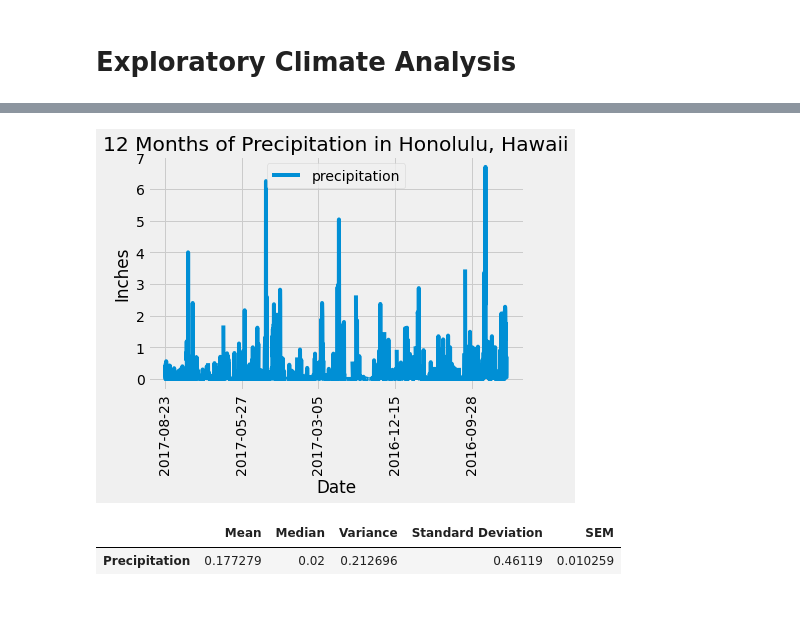
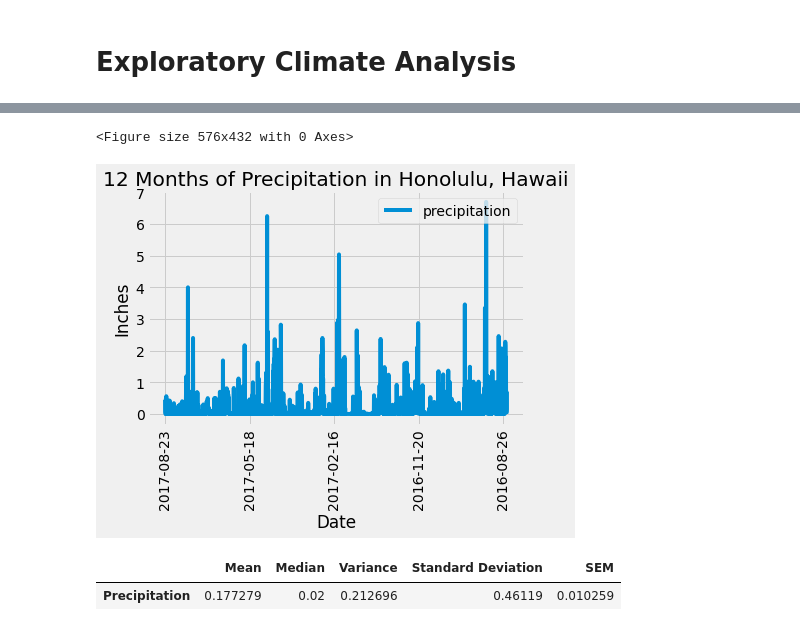
Before and after one commit to ckunakom/sqlalchemy-challenge, a Jupyter notebook: climate.ipynb, the cells around one changed output, grey strips where cells are left out. Cells and saved outputs as stored; diff of their text form; code cells hidden in the pictures.

```diff
--- a/climate.ipynb
+++ b/climate.ipynb
@@ -86,4 +86,4 @@ prcp_df.set_index('Date', inplace=True)
 
 # Sort the dataframe by date - Already sorted...
 prcp_df = prcp_df.sort_values('Date', ascending=False)
-prcp_df
+prcp_df = prcp_df.dropna(how='any')
@@ -105,11 +90,14 @@ prcp_df
 # %%
 # Use Pandas Plotting with Matplotlib to plot the data
+plt.figure(figsize=(8,6))
 prcp_df.plot(rot=90, fontsize=14)
 plt.title('12 Months of Precipitation in Honolulu, Hawaii')
 plt.ylabel('Inches')
+plt.legend(loc='upper right')
 plt.show()
 # %% [output]
+<Figure size 576x432 with 0 Axes>
-[figure, old version]
+[figure, new version]
 # %%
 # Use Pandas to calcualte the summary statistics for the precipitation data
 
```
Also changed, not shown: parts of 14 cells of this notebook.
